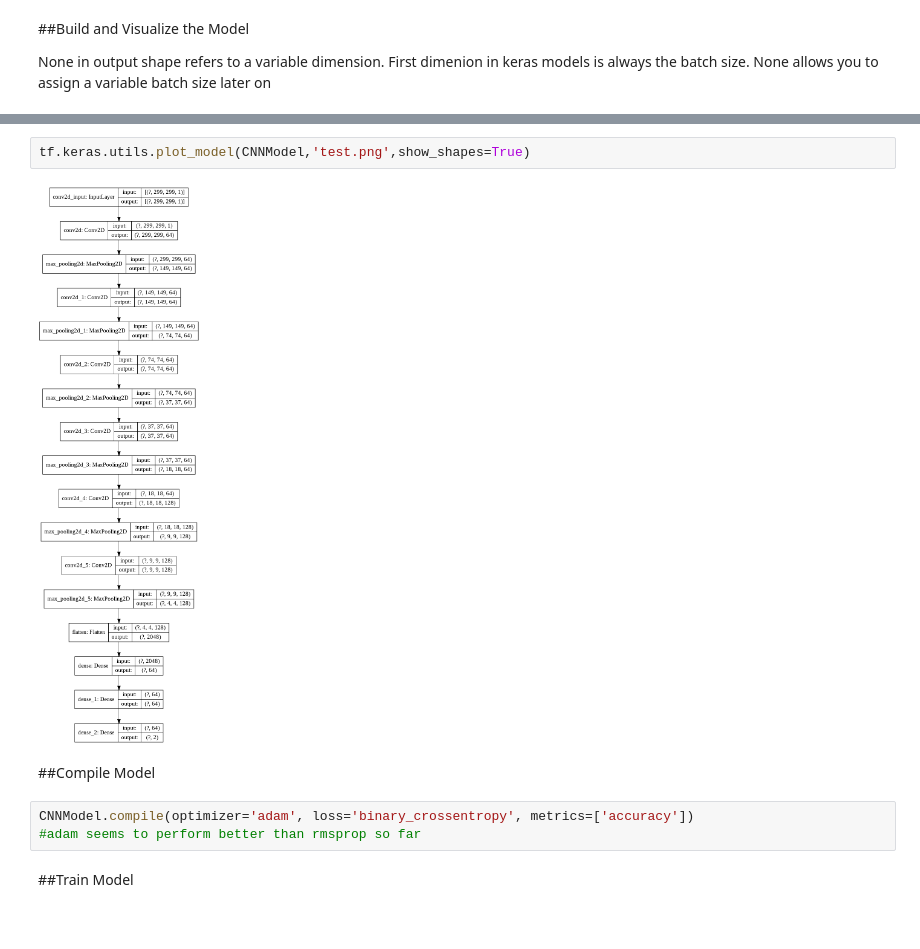
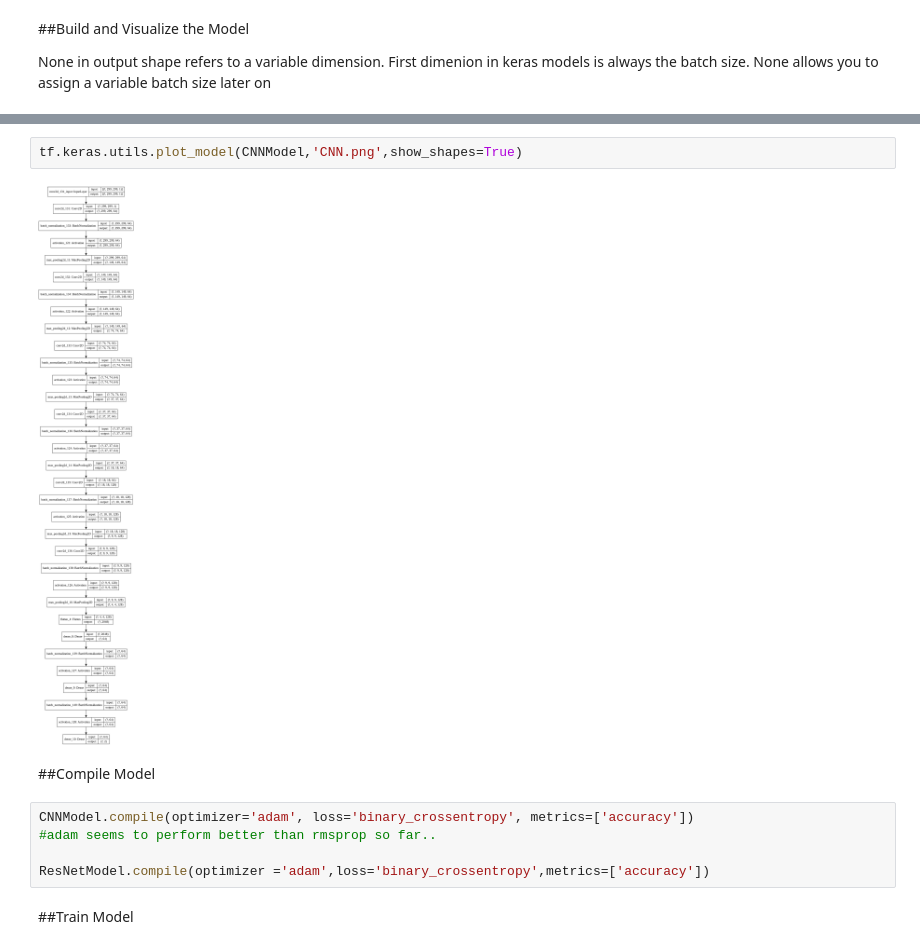
Before and after one commit to tlchen4/BDRADMiniProject, a Jupyter notebook: BreastResNet.ipynb, the cells around one changed output, grey strips where cells are left out. Drawn from its saved outputs; the diff is of its cells as text; blank space fills up the shorter version.

```diff
--- a/BreastResNet.ipynb
+++ b/BreastResNet.ipynb
@@ -147,12 +298,14 @@ _________________________________________________________________
 # %%
-tf.keras.utils.plot_model(CNNModel,'test.png',show_shapes=True)
+tf.keras.utils.plot_model(CNNModel,'CNN.png',show_shapes=True)
 # %% [output]
-[figure, old version]
+[figure, new version]
 # %% [markdown]
 ##Compile Model
 # %%
 CNNModel.compile(optimizer='adam', loss='binary_crossentropy', metrics=['accuracy'])
-#adam seems to perform better than rmsprop so far
+#adam seems to perform better than rmsprop so far..
+
+ResNetModel.compile(optimizer ='adam',loss='binary_crossentropy',metrics=['accuracy'])
 # %% [markdown]
 ##Train Model
 # %%
```
Also changed, not shown: parts of 22 cells of this notebook.
